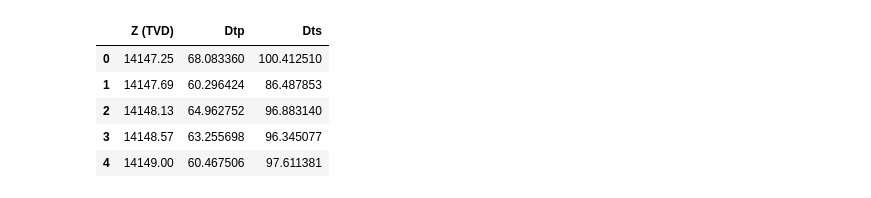
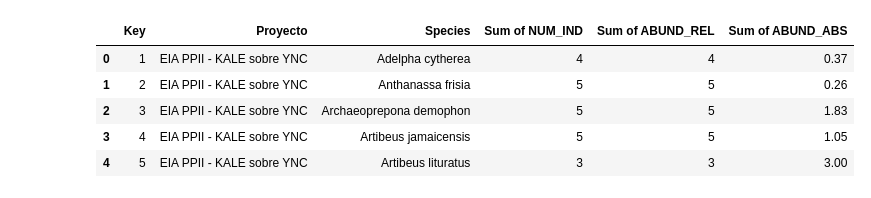
Before and after one commit to CentroDeTransparencia/DashCdT, a Jupyter notebook: pages/pruebas.ipynb, the cells around one changed output. Cells and saved outputs as stored; diff of their text form; code cells hidden in the pictures.

Commit message:
New page Ecosistemas

```diff
--- a/pages/pruebas.ipynb
+++ b/pages/pruebas.ipynb
@@ -1,14 +1,14 @@
 # %%
 import pandas as pd
-prueba = pd.read_excel("Datasets/Prueba_CdT.xlsx")
+prueba = pd.read_csv("Datasets/Ecosistemas/Fauna_Specie_Kale_ Trayecto.csv ")
 prueba.head()
 # %% [output]
-|  | Z (TVD) | Dtp | Dts |
-| 0 | 14147.25 | 68.083360 | 100.412510 |
-| 1 | 14147.69 | 60.296424 | 86.487853 |
-| 2 | 14148.13 | 64.962752 | 96.883140 |
-| 3 | 14148.57 | 63.255698 | 96.345077 |
-| 4 | 14149.00 | 60.467506 | 97.611381 |
+|  | Key | Proyecto | Species | Sum of NUM_IND | Sum of ABUND_REL | Sum of ABUND_ABS |
+| 0 | 1 | EIA PPII - KALE sobre YNC | Adelpha cytherea | 4 | 4 | 0.37 |
+| 1 | 2 | EIA PPII - KALE sobre YNC | Anthanassa frisia | 5 | 5 | 0.26 |
+| 2 | 3 | EIA PPII - KALE sobre YNC | Archaeoprepona demophon | 5 | 5 | 1.83 |
+| 3 | 4 | EIA PPII - KALE sobre YNC | Artibeus jamaicensis | 5 | 5 | 1.05 |
+| 4 | 5 | EIA PPII - KALE sobre YNC | Artibeus lituratus | 3 | 3 | 3.00 |
 # %%
 import plotly.express as px
 
```
Also changed, not shown: 29 other files.
